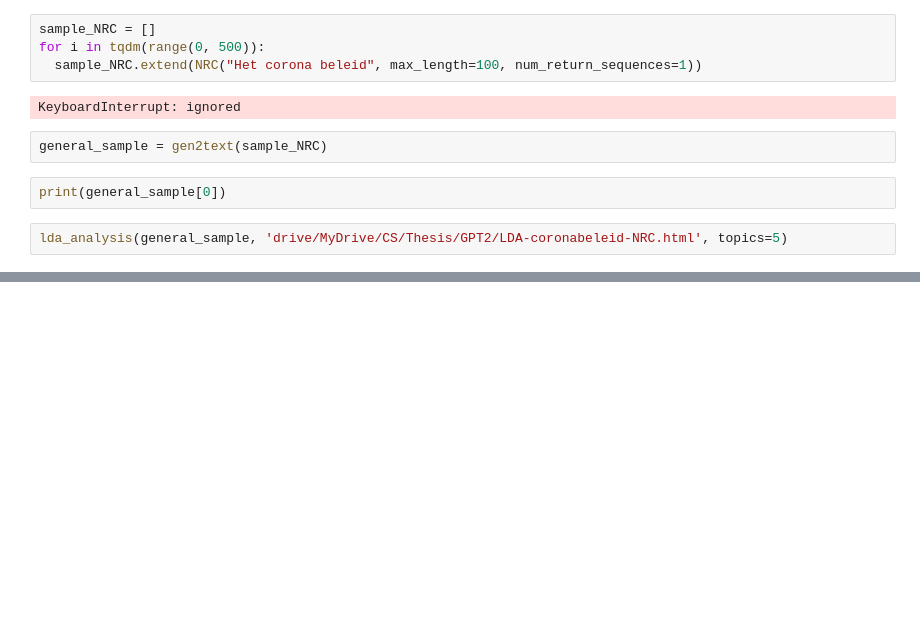
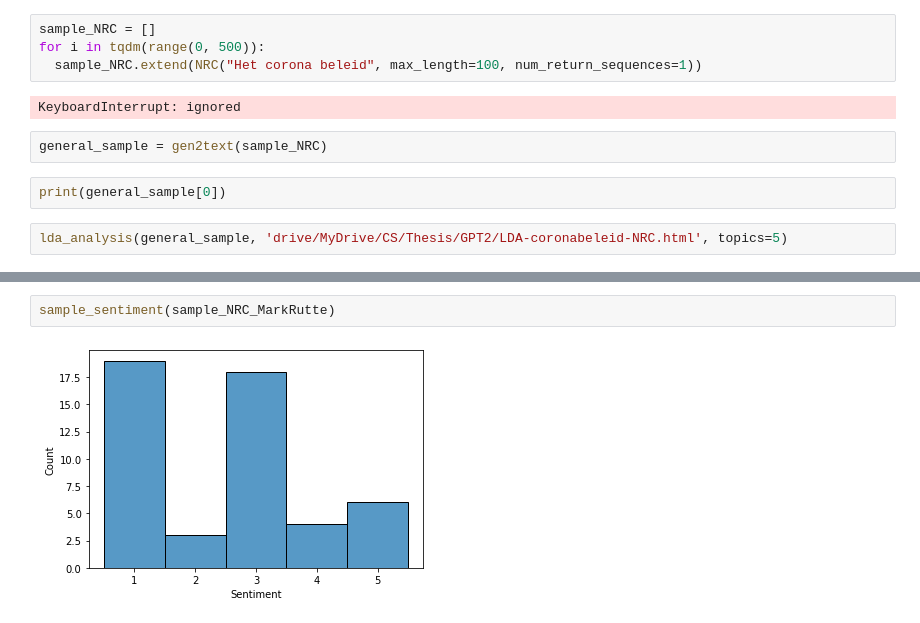
Before and after one commit to Chris-Congleton/MSc-Thesis, a Jupyter notebook: Analysis/TextGeneration.ipynb, the cells around one changed output, grey strips where cells are left out. Cells and saved outputs as stored; diff of their text form; blank space fills up the shorter version.

```diff
--- a/Analysis/TextGeneration.ipynb
+++ b/Analysis/TextGeneration.ipynb
@@ -1625,0 +1892,4 @@ lda_analysis(general_sample, 'drive/MyDrive/CS/Thesis/GPT2/LDA-coronabeleid-NRC.
+# %%
+sample_sentiment(sample_NRC_MarkRutte)
+# %% [output]
+[figure, added]
```
Also changed, not shown: parts of 56 cells of this notebook.
